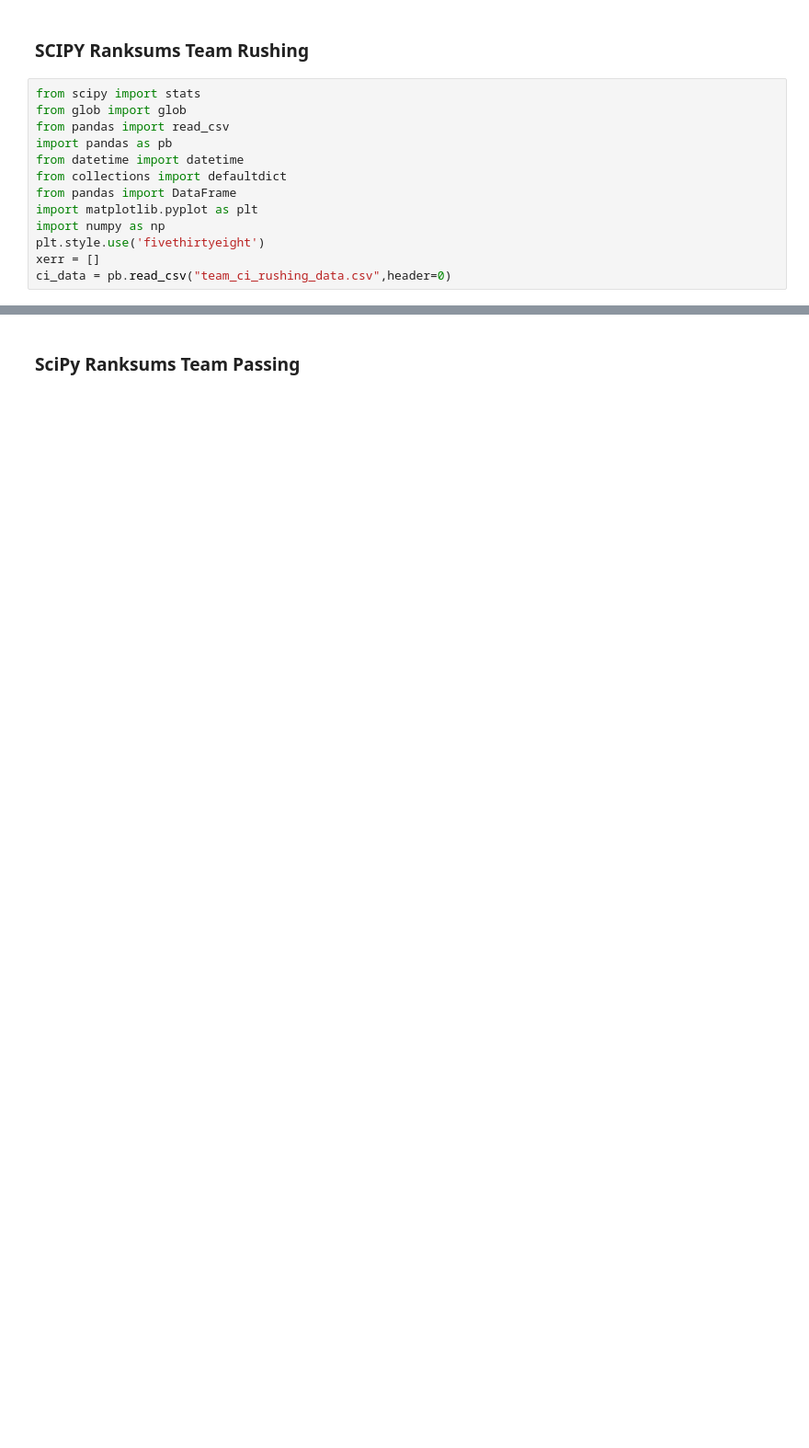
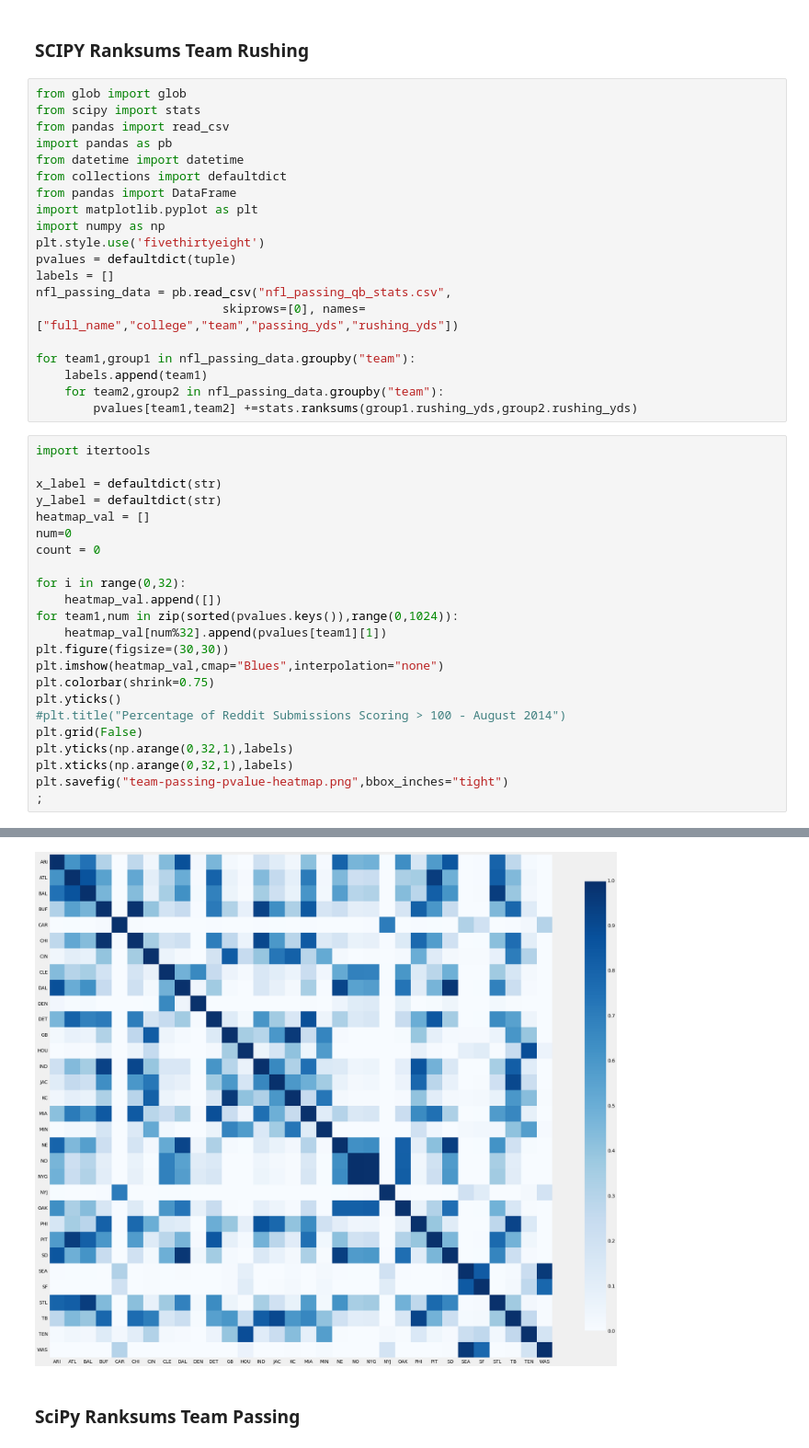
Before and after one commit to batorobe/Data-Analysis-Repo, a Jupyter notebook: NFL DB.ipynb, the cells around one changed output, grey strips where cells are left out. Shown at 92% size. Saved outputs shown, nothing was run; the diff lists cells and outputs as text; blank space fills up the shorter version.

```diff
--- a/NFL DB.ipynb
+++ b/NFL DB.ipynb
@@ -209,8 +214,8 @@ plt.savefig("team-rushing-box.png",bbox_inches="tight")
 # %% [markdown]
 ### SCIPY Ranksums Team Rushing
 # %%
+from glob import glob
 from scipy import stats
-from glob import glob
 from pandas import read_csv
 import pandas as pb
 from datetime import datetime
@@ -219,5 +224,36 @@ from pandas import DataFrame
 import matplotlib.pyplot as plt
 import numpy as np
 plt.style.use('fivethirtyeight')
-xerr = []
-ci_data = pb.read_csv("team_ci_rushing_data.csv",header=0)
+pvalues = defaultdict(tuple)
+labels = []
+nfl_passing_data = pb.read_csv("nfl_passing_qb_stats.csv",
+                          skiprows=[0], names=["full_name","college","team","passing_yds","rushing_yds"])
+
+for team1,group1 in nfl_passing_data.groupby("team"):
+    labels.append(team1)
+    for team2,group2 in nfl_passing_data.groupby("team"):
+        pvalues[team1,team2] +=stats.ranksums(group1.rushing_yds,group2.rushing_yds)
+# %%
+import itertools
+
+x_label = defaultdict(str)
+y_label = defaultdict(str)
+heatmap_val = []
+num=0
+count = 0
+
+for i in range(0,32):
+    heatmap_val.append([])
+for team1,num in zip(sorted(pvalues.keys()),range(0,1024)):
+    heatmap_val[num%32].append(pvalues[team1][1])
+plt.figure(figsize=(30,30))
+plt.imshow(heatmap_val,cmap="Blues",interpolation="none")
+plt.colorbar(shrink=0.75)
+plt.yticks()
+#plt.title("Percentage of Reddit Submissions Scoring > 100 - August 2014")
+plt.grid(False)
+plt.yticks(np.arange(0,32,1),labels)
+plt.xticks(np.arange(0,32,1),labels)
+plt.savefig("team-passing-pvalue-heatmap.png",bbox_inches="tight")
+;
+# %% [output]
@@ -224,3 +261,4 @@ ci_data = pb.read_csv("team_ci_rushing_data.csv",header=0)
+[figure, added]
 # %% [markdown]
 ### SciPy Ranksums Team Passing
 # %%
```
Also changed, not shown: parts of 17 cells of this notebook, 1 other file.
